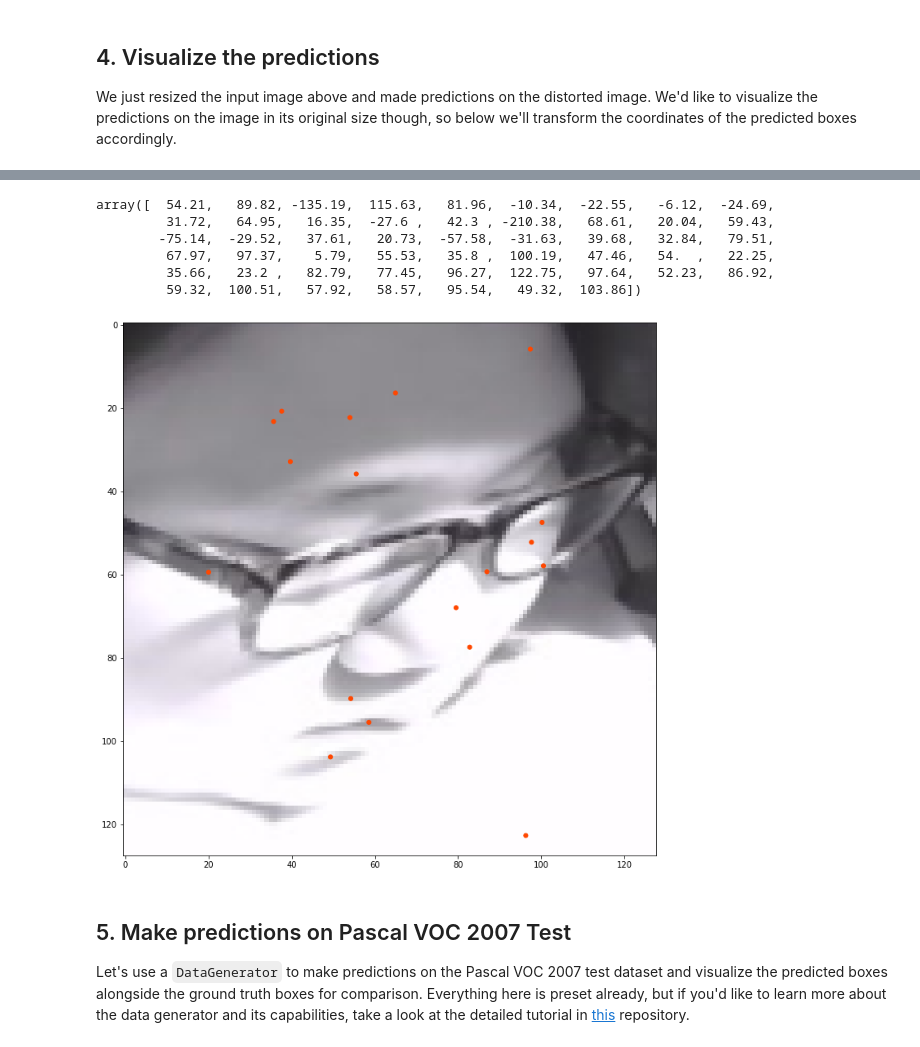
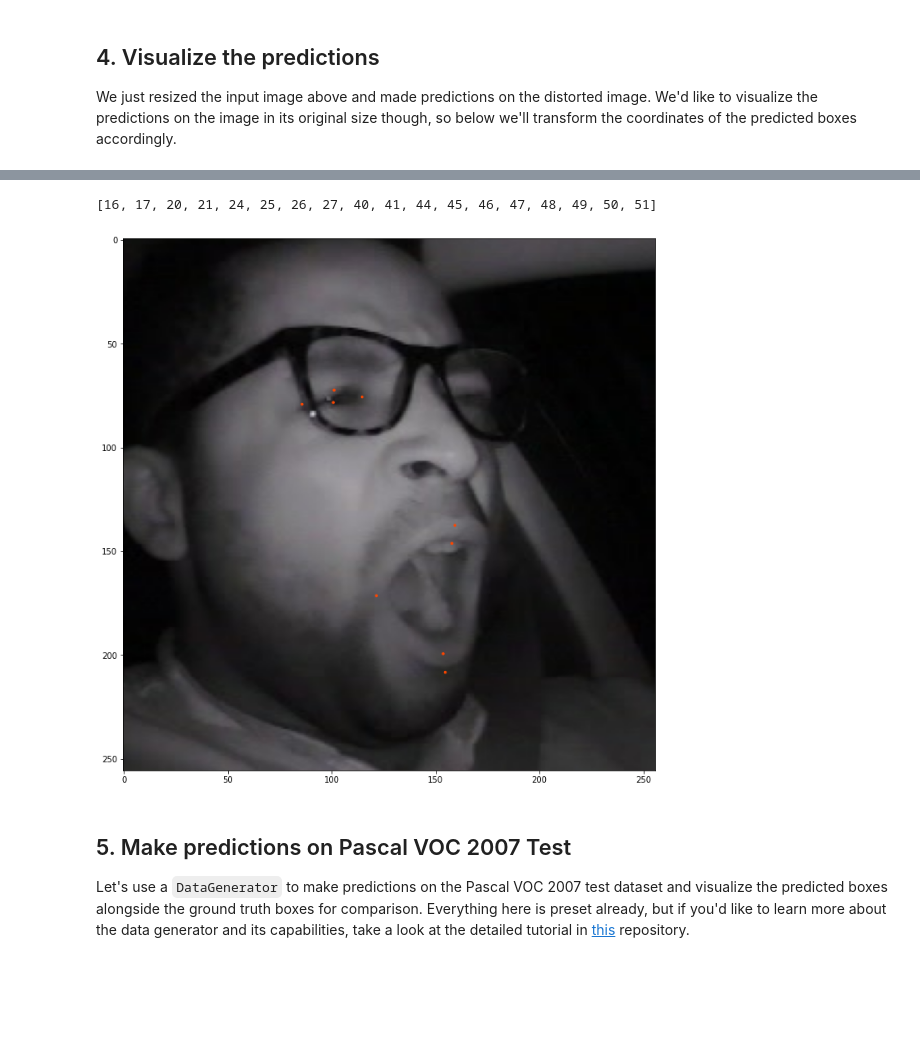
Before and after one commit to TaeseongMoon/bf_reimplement, a Jupyter notebook: blazeface_inference_face.ipynb, the cells around one changed output, grey strips where cells are left out. Cells and saved outputs as stored; diff of their text form; code cells hidden in the pictures; blank space fills up the shorter version.

```diff
--- a/blazeface_inference_face.ipynb
+++ b/blazeface_inference_face.ipynb
@@ -135,13 +135,21 @@ Load some images for which you'd like the model to make predictions.
 # %%
 import random
 import pandas as pd
-csv = pd.read_csv('/data/valid_with_box.csv')
+csv = pd.read_csv('/data/tsmoon_set/valid_with_box.csv')
 
 imgs = csv.img_path.tolist()
 test_image_name = random.choice(imgs)
 print(test_image_name)
 x = csv[csv.img_path == test_image_name]
 xmin, ymin, xmax, ymax = int(x.xmin), int(x.ymin), int(x.xmax), int(x.ymax)
+w = xmax - xmin
+h = ymax - ymin
+cx = int(xmin + w//2)
+cy = int(ymin + h//2)
+xmin = cx - 128
+ymin = cy - 128
+xmax = cx + 128
+ymax = cy + 128
 print(x.iloc[:,1:5])
 print(f"xmin,ymin,xmax, ymax: {xmin},{ymin},{xmax},{ymax}")
 # %% [output]
@@ -162,7 +170,7 @@ ori_image = cv2.cvtColor(ori_image, cv2.COLOR_BGR2RGB)
 ori_image = ori_image[ymin:ymax, xmin:xmax]
 plt.figure(figsize=(20,12))
 plt.imshow(ori_image)
-ori_image = cv2.resize(ori_image, dsize=(128,128), interpolation=cv2.INTER_LINEAR)
+ori_image = cv2.resize(ori_image, dsize=(256,256), interpolation=cv2.INTER_LINEAR)
 ori_images = np.array([ori_image])
 input_images = np.array(ori_images)
 # input_images.append(ori_images)
@@ -238,14 +246,17 @@ array([  36.7 ,   57.86, -154.36,  109.32,   21.32,  -52.79, -101.  ,  -45.47,
 # %%
 output = np.add(y_pred[0][0], anchor)
+# %%
+dbset = [9,11,13,14,21,23,24,25,26]
+output_index = []
+for i in dbset:
+    output_index.append(i*2-2)
+    output_index.append(i*2-1)
+# %%
+output_index
+# %% [output]
+[16, 17, 20, 21, 24, 25, 26, 27, 40, 41, 44, 45, 46, 47, 48, 49, 50, 51]
 # %%
-output
+output = output[output_index]
-# %% [output]
-array([  54.21,   89.82, -135.19,  115.63,   81.96,  -10.34,  -22.55,   -6.12,  -24.69,
-         31.72,   64.95,   16.35,  -27.6 ,   42.3 , -210.38,   68.61,   20.04,   59.43,
-        -75.14,  -29.52,   37.61,   20.73,  -57.58,  -31.63,   39.68,   32.84,   79.51,
-         67.97,   97.37,    5.79,   55.53,   35.8 ,  100.19,   47.46,   54.  ,   22.25,
-         35.66,   23.2 ,   82.79,   77.45,   96.27,  122.75,   97.64,   52.23,   86.92,
-         59.32,  100.51,   57.92,   58.57,   95.54,   49.32,  103.86])
 # %%
 # Display the image and draw the predicted boxes onto it.
 
@@ -256,35 +267,35 @@ classes = ['background',
 
 plt.figure(figsize=(20,12))
 plt.imshow(input_images[0])
 
 current_axis = plt.gca()
 height, width, _ = input_images[0].shape
 
 # for box in y_pred_thresh[0][135]:
     # Transform the predicted bounding boxes for the 300x300 image to the original image dimensions.
 box = output
 
 # color = colors[int(box[0])]
 color = colors[1]
 #     label = '{}: {:.2f}'.format(classes[int(box[0])], box[1])
 #     current_axis.add_patch(plt.Rectangle((xmin, ymin), xmax-xmin, ymax-ymin, color=color, fill=False, linewidth=2))
 
-for a in range(0, 51, 2):
+for a in range(0, len(output), 2):
     current_axis.add_patch(plt.Circle((box[a], box[a+1]), 0.5, color=color))
 #     current_axis.text(box[a]+2,  box[a+1]+2, f'{a//2}', size='x-large', color='white', bbox={'facecolor':color, 'alpha':1.0})
 
 #     color = colors[int(box[0])]
 # #     label = '{}: {:.2f}'.format(classes[int(box[0])], box[1])
 # #     current_axis.add_patch(plt.Rectangle((xmin, ymin), xmax-xmin, ymax-ymin, color=color, fill=False, linewidth=2))
 #     current_axis.add_patch(plt.Circle((kp1_x,kp1_y),5,color=color))
 #     current_axis.add_patch(plt.Circle((kp2_x,kp2_y),5,color=color))
 #     current_axis.add_patch(plt.Circle((kp3_x,kp3_y),5,color=color))
 #     current_axis.add_patch(plt.Circle((kp4_x,kp4_y),5,color=color))
 #     current_axis.add_patch(plt.Circle((kp5_x,kp5_y),5,color=color))
 #     label = '{}: {:.2f}'.format(classes[int(box[0])], box[1])
 #     current_axis.text(xmin, ymin, f'{box[1]:.2f}', size='x-large', color='white', bbox={'facecolor':color, 'alpha':1.0})
 # %% [output]
-[figure, old version]
+[figure, new version]
 # %% [markdown]
 ## 5. Make predictions on Pascal VOC 2007 Test
 
```
Also changed, not shown: parts of 8 cells of this notebook, 3 other files.
